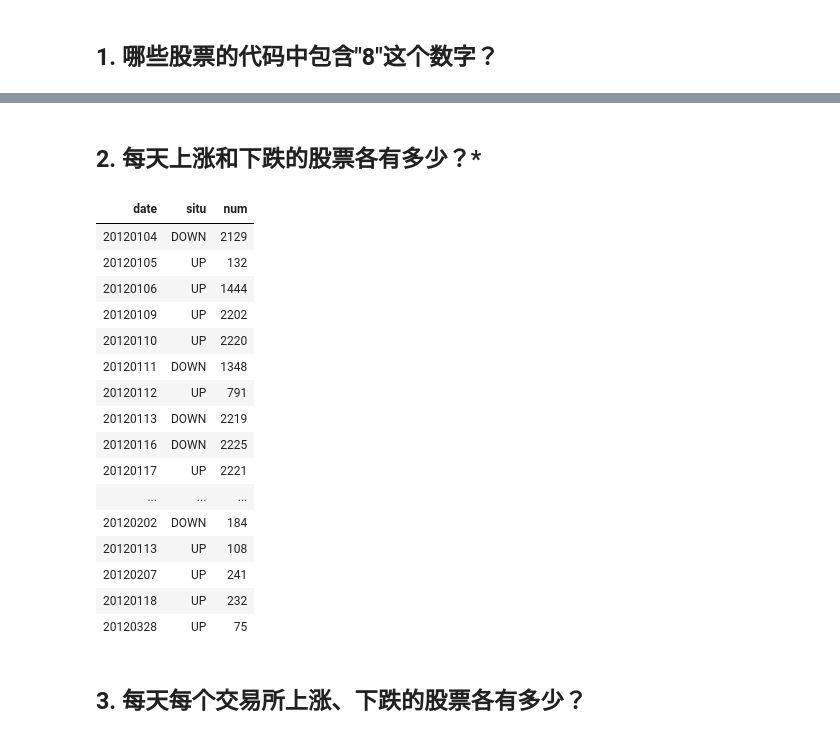
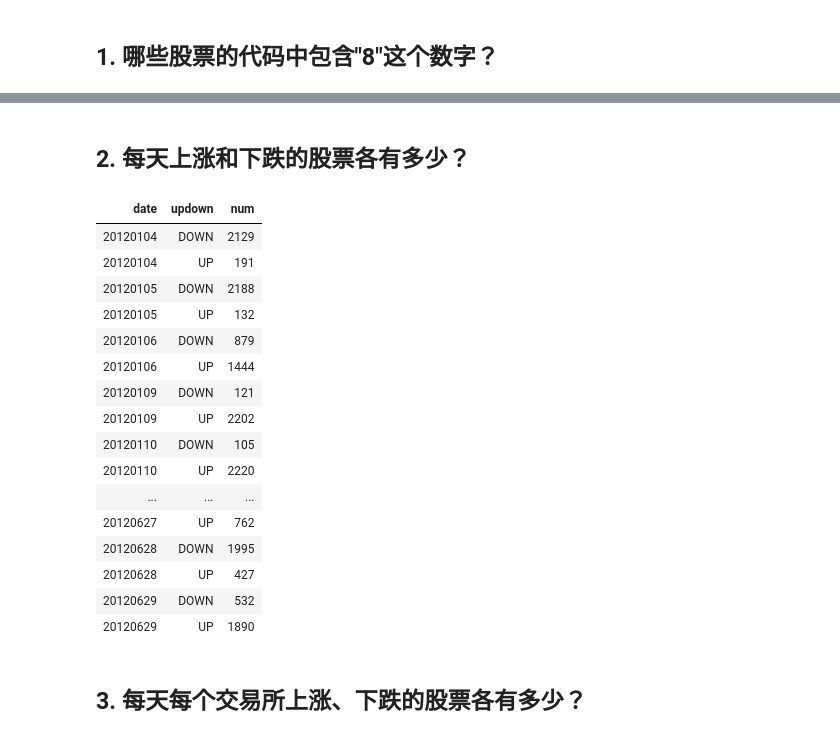
Before and after one commit to Ravin515/r-data-practice, a Jupyter notebook: answer-keys.ipynb, the cells around one changed output, grey strips where cells are left out. Cells and saved outputs as stored; diff of their text form; code cells hidden in the pictures.

```diff
--- a/answer-keys.ipynb
+++ b/answer-keys.ipynb
@@ -44,27 +44,29 @@ data[str_detect(symbol, "8"), unique(symbol)]
 [631] "300286.SZ" "300287.SZ" "300288.SZ" "300289.SZ" "300298.SZ" "300308.SZ"
 [637] "300318.SZ" "300328.SZ"
 # %% [markdown]
-## 2. 每天上涨和下跌的股票各有多少？*
+## 2. 每天上涨和下跌的股票各有多少？
 # %%
-data[, .(num = uniqueN(symbol)), by = .(date, situ = ifelse(close - pre_close > 0, "UP", "DOWN"))]
+data[,
+     .(num = uniqueN(symbol)),
+     keyby = .(date, updown = ifelse(close - pre_close > 0, "UP", "DOWN"))]
 # %% [output]
-| date | situ | num |
+| date | updown | num |
 | 20120104 | DOWN | 2129 |
+| 20120104 | UP | 191 |
+| 20120105 | DOWN | 2188 |
 | 20120105 | UP | 132 |
+| 20120106 | DOWN | 879 |
 | 20120106 | UP | 1444 |
+| 20120109 | DOWN | 121 |
 | 20120109 | UP | 2202 |
+| 20120110 | DOWN | 105 |
 | 20120110 | UP | 2220 |
-| 20120111 | DOWN | 1348 |
-| 20120112 | UP | 791 |
-| 20120113 | DOWN | 2219 |
-| 20120116 | DOWN | 2225 |
-| 20120117 | UP | 2221 |
 | ... | ... | ... |
-| 20120202 | DOWN | 184 |
-| 20120113 | UP | 108 |
-| 20120207 | UP | 241 |
-| 20120118 | UP | 232 |
-| 20120328 | UP | 75 |
+| 20120627 | UP | 762 |
+| 20120628 | DOWN | 1995 |
+| 20120628 | UP | 427 |
+| 20120629 | DOWN | 532 |
+| 20120629 | UP | 1890 |
 # %% [markdown]
 ## 3. 每天每个交易所上涨、下跌的股票各有多少？
 # %%
```
Also changed, not shown: 2 other files.
